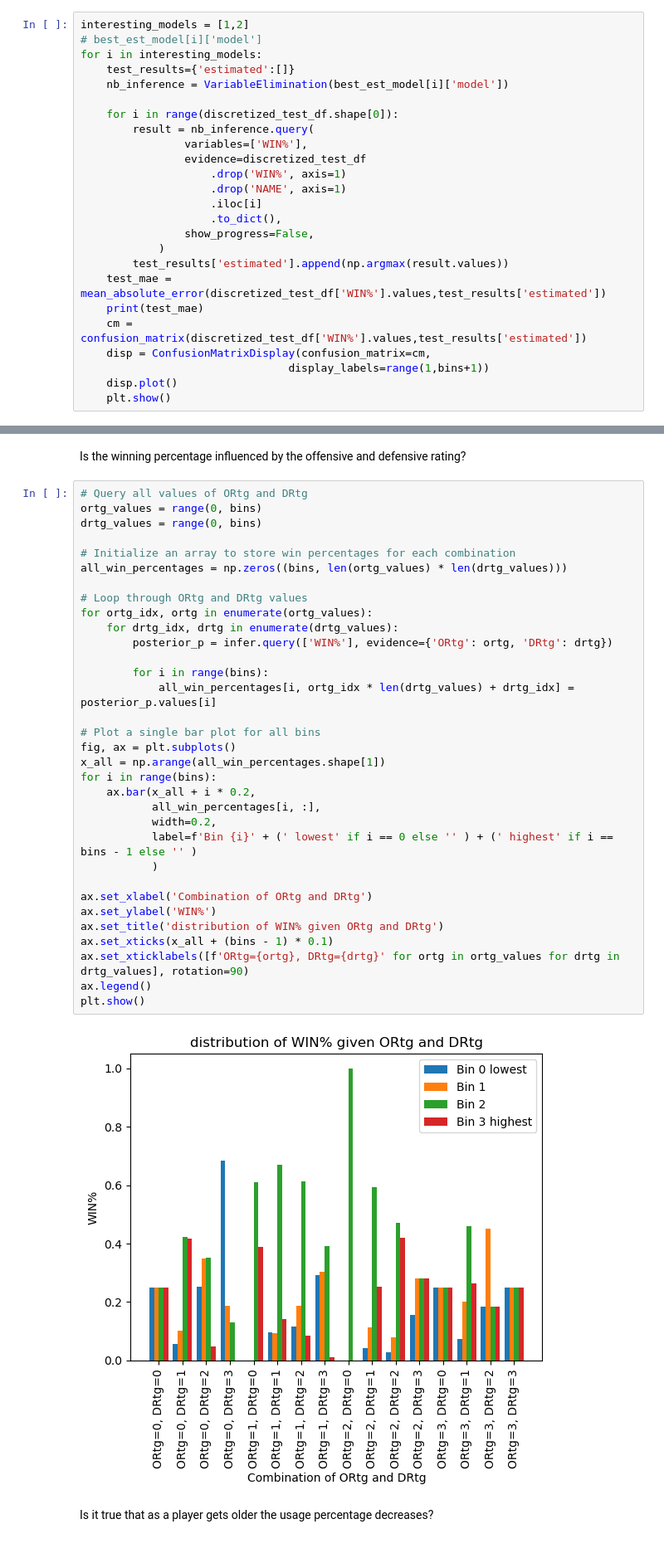
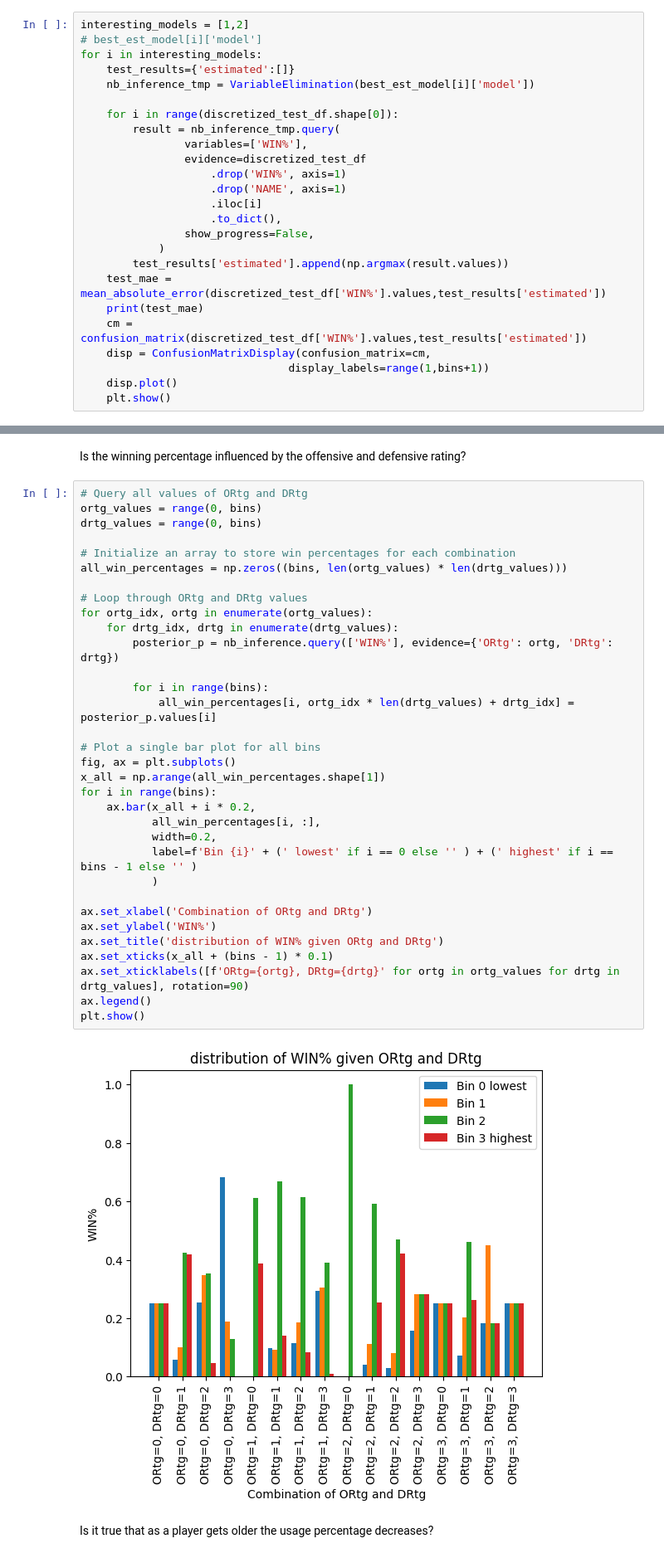
Before and after one commit to CacioCavalloIsNotReal/FAIKR_project_NBA, a Jupyter notebook: project.ipynb, the cells around one changed output, grey strips where cells are left out. Shown at 83% size. Cells and saved outputs as stored; diff of their text form.

```diff
--- a/project.ipynb
+++ b/project.ipynb
@@ -603,10 +631,10 @@ interesting_models = [1,2]
 # best_est_model[i]['model']
 for i in interesting_models:
     test_results={'estimated':[]}
-    nb_inference = VariableElimination(best_est_model[i]['model'])
+    nb_inference_tmp = VariableElimination(best_est_model[i]['model'])
 
     for i in range(discretized_test_df.shape[0]):
-        result = nb_inference.query(
+        result = nb_inference_tmp.query(
                 variables=['WIN%'],
                 evidence=discretized_test_df
                     .drop('WIN%', axis=1)
@@ -674,35 +681,35 @@ ortg_values = range(0, bins)
 drtg_values = range(0, bins)
 
 # Initialize an array to store win percentages for each combination
 all_win_percentages = np.zeros((bins, len(ortg_values) * len(drtg_values)))
 
 # Loop through ORtg and DRtg values
 for ortg_idx, ortg in enumerate(ortg_values):
     for drtg_idx, drtg in enumerate(drtg_values):
-        posterior_p = infer.query(['WIN%'], evidence={'ORtg': ortg, 'DRtg': drtg})
+        posterior_p = nb_inference.query(['WIN%'], evidence={'ORtg': ortg, 'DRtg': drtg})
 
         for i in range(bins):
             all_win_percentages[i, ortg_idx * len(drtg_values) + drtg_idx] = posterior_p.values[i]
 
 # Plot a single bar plot for all bins
 fig, ax = plt.subplots()
 x_all = np.arange(all_win_percentages.shape[1])
 for i in range(bins):
     ax.bar(x_all + i * 0.2,
            all_win_percentages[i, :],
            width=0.2,
            label=f'Bin {i}' + (' lowest' if i == 0 else '' ) + (' highest' if i == bins - 1 else '' )
            )
 
 ax.set_xlabel('Combination of ORtg and DRtg')
 ax.set_ylabel('WIN%')
 ax.set_title('distribution of WIN% given ORtg and DRtg')
 ax.set_xticks(x_all + (bins - 1) * 0.1)
 ax.set_xticklabels([f'ORtg={ortg}, DRtg={drtg}' for ortg in ortg_values for drtg in drtg_values], rotation=90)
 ax.legend()
 plt.show()
 # %% [output]
-[figure, old version]
+[figure, new version]
 # %% [markdown]
 Is it true that as a player gets older the usage percentage decreases?
 # %%
```
Also changed, not shown: parts of 10 cells of this notebook.
